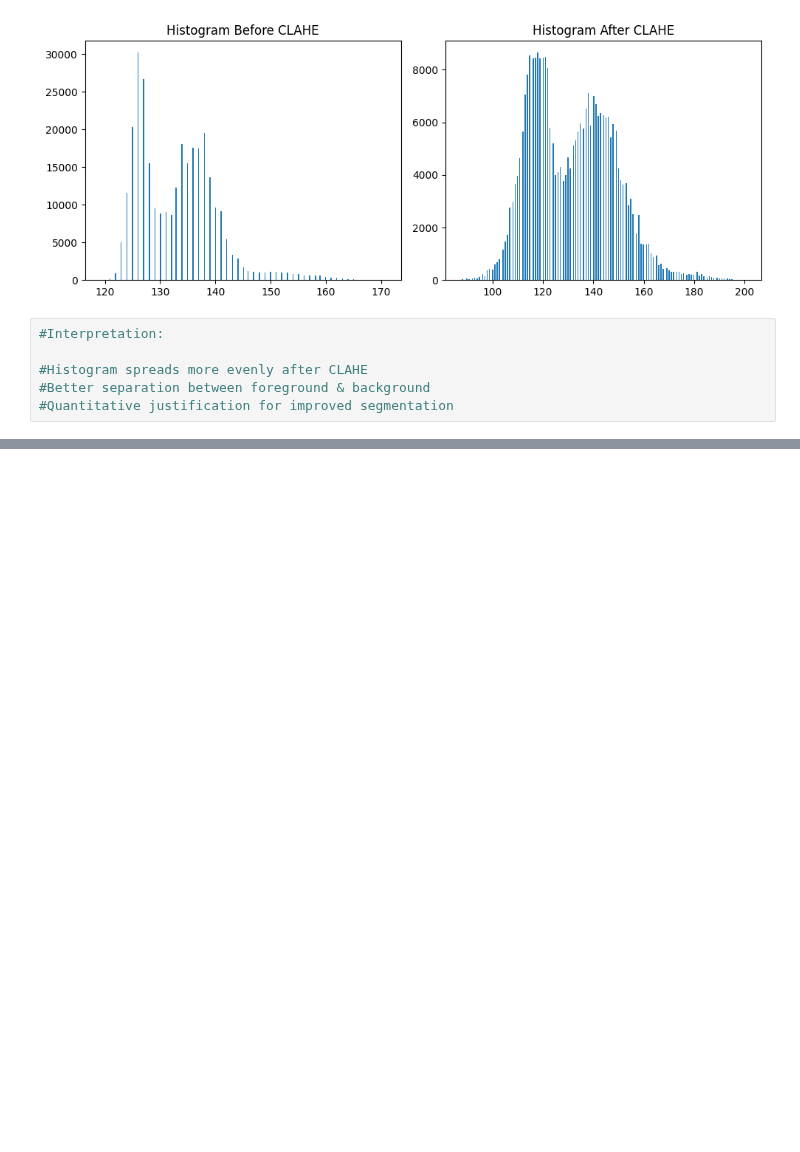
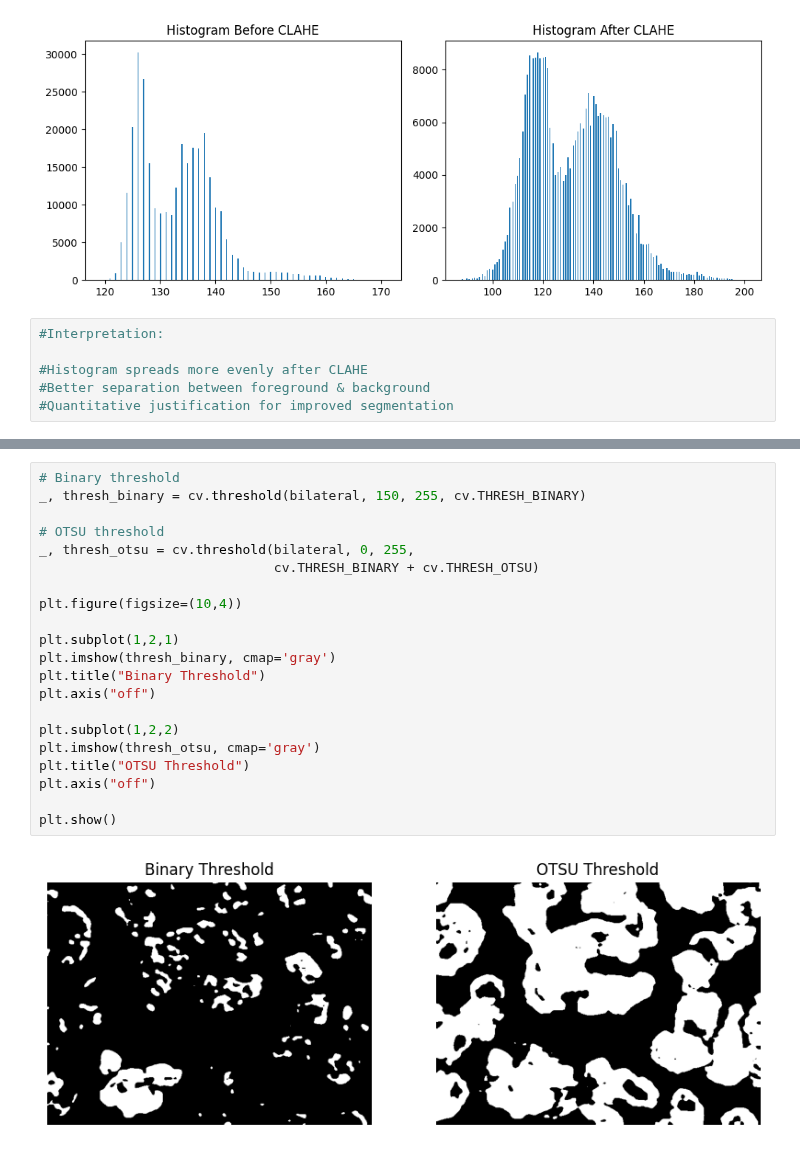
Before and after one commit to tithishah21/malaria-image-segmentation, a Jupyter notebook: Microscopic_Counting_and_Classification.ipynb, the cells around one changed output, grey strips where cells are left out. Saved outputs shown, nothing was run; the diff lists cells and outputs as text; blank space fills up the shorter version.

```diff
--- a/Microscopic_Counting_and_Classification.ipynb
+++ b/Microscopic_Counting_and_Classification.ipynb
@@ -264,0 +279,23 @@ plt.show()
+# %%
+# Binary threshold
+_, thresh_binary = cv.threshold(bilateral, 150, 255, cv.THRESH_BINARY)
+
+# OTSU threshold
+_, thresh_otsu = cv.threshold(bilateral, 0, 255,
+                              cv.THRESH_BINARY + cv.THRESH_OTSU)
+
+plt.figure(figsize=(10,4))
+
+plt.subplot(1,2,1)
+plt.imshow(thresh_binary, cmap='gray')
+plt.title("Binary Threshold")
+plt.axis("off")
+
+plt.subplot(1,2,2)
+plt.imshow(thresh_otsu, cmap='gray')
+plt.title("OTSU Threshold")
+plt.axis("off")
+
+plt.show()
+# %% [output]
+[figure, added]
```
Also changed, not shown: parts of 19 cells of this notebook.
